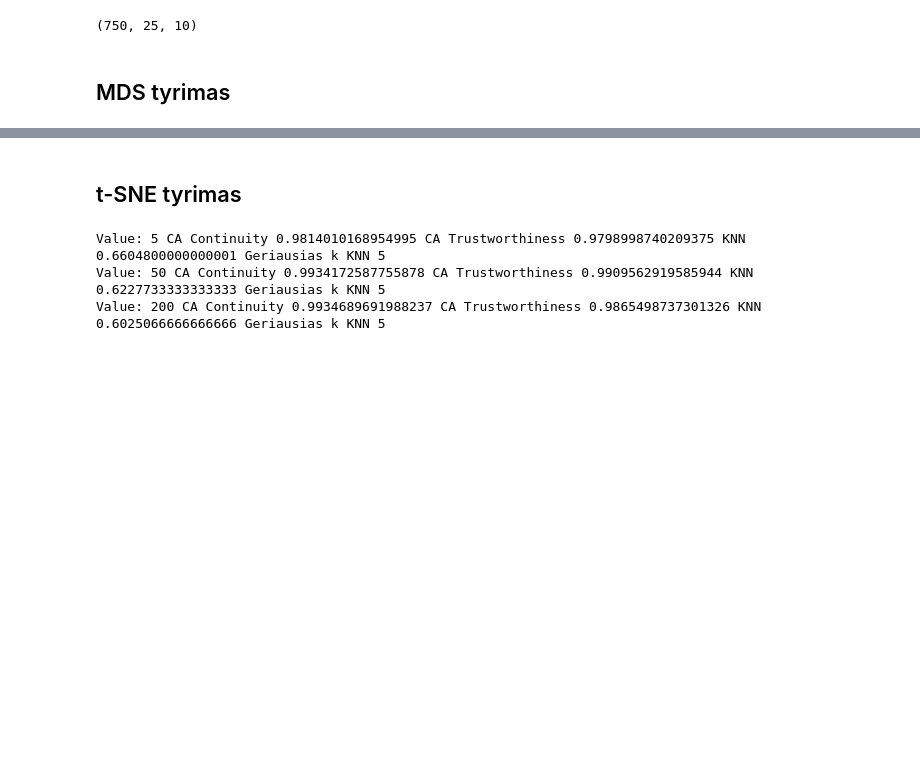
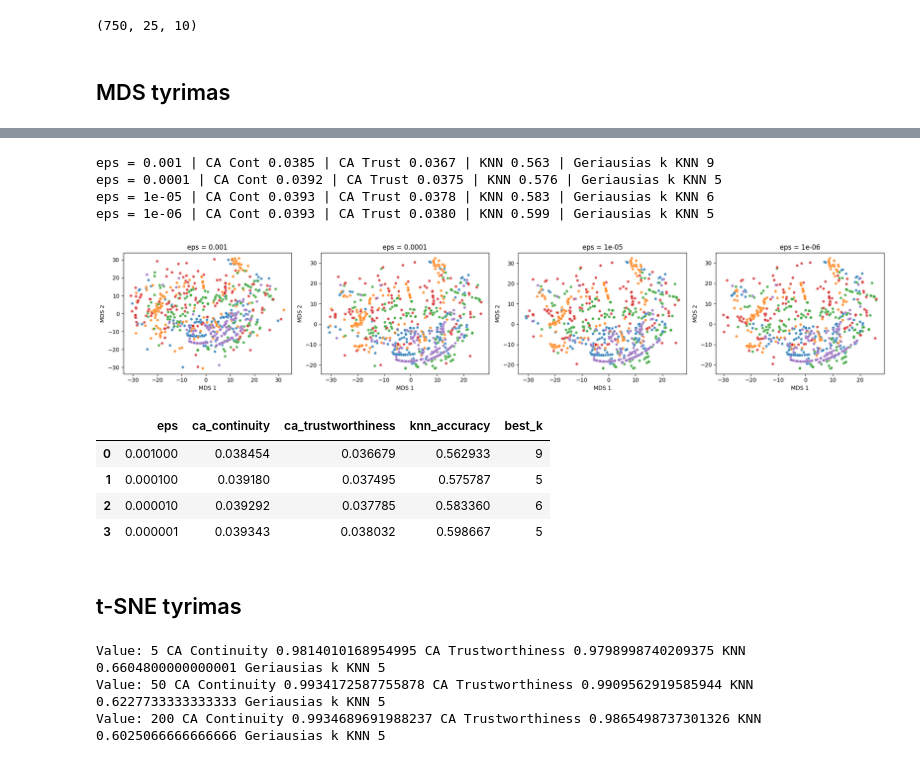
Before and after one commit to lukasjanusauskas/ais-duomenu-vizualizavimas, a Jupyter notebook: 3Lab-eksperimentai.ipynb, the cells around one changed output, grey strips where cells are left out. Saved outputs shown, nothing was run; the diff lists cells and outputs as text; code cells hidden in the pictures; blank space fills up the shorter version.

```diff
--- a/3Lab-eksperimentai.ipynb
+++ b/3Lab-eksperimentai.ipynb
@@ -23,3 +210,24 @@ original_data.shape
+# %%
+mds_eps_results = plot_mds_param(
+    param_name="eps",
+    param_values=default_mds_hyperparams["eps"],
+    distance_matrix=dist_mat,
+    original_data=original_data,
+    labels=labels
+)
+
+mds_eps_results
+# %% [output]
+eps = 0.001 | CA Cont 0.0385 | CA Trust 0.0367 | KNN 0.563 | Geriausias k KNN 9
+eps = 0.0001 | CA Cont 0.0392 | CA Trust 0.0375 | KNN 0.576 | Geriausias k KNN 5
+eps = 1e-05 | CA Cont 0.0393 | CA Trust 0.0378 | KNN 0.583 | Geriausias k KNN 6
+eps = 1e-06 | CA Cont 0.0393 | CA Trust 0.0380 | KNN 0.599 | Geriausias k KNN 5
+[figure, added]
+|  | eps | ca_continuity | ca_trustworthiness | knn_accuracy | best_k |
+| 0 | 0.001000 | 0.038454 | 0.036679 | 0.562933 | 9 |
+| 1 | 0.000100 | 0.039180 | 0.037495 | 0.575787 | 5 |
+| 2 | 0.000010 | 0.039292 | 0.037785 | 0.583360 | 6 |
+| 3 | 0.000001 | 0.039343 | 0.038032 | 0.598667 | 5 |
 # %% [markdown]
 ## t-SNE tyrimas
 # %%
```
Also changed, not shown: parts of 3 cells of this notebook.
